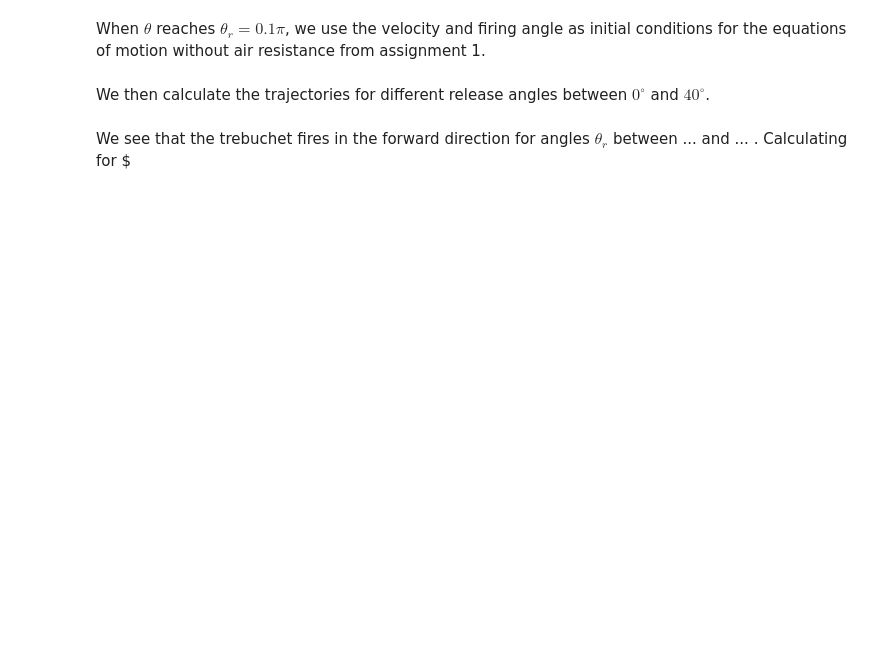
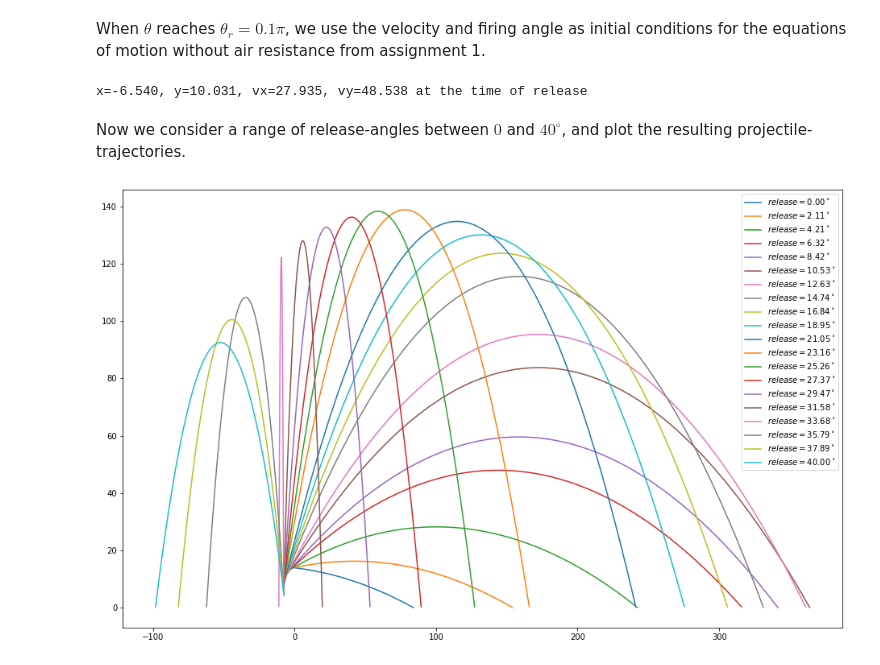
Before and after one commit to AndreasStapnes/klassmek-numerisk2, a Jupyter notebook: Computational assignment 2.ipynb, the cells around one changed output. Cells and saved outputs as stored; diff of their text form; code cells hidden in the pictures; blank space fills up the shorter version.

```diff
--- a/Computational assignment 2.ipynb
+++ b/Computational assignment 2.ipynb
@@ -76,6 +400,36 @@ We then want to use Runge-Kutta 4th order algorithm to solve the equations of mo
 # %% [markdown]
 When $\theta$ reaches $\theta_r=0.1\pi$, we use the velocity and firing angle as initial conditions for the equations of motion without air resistance from assignment 1.
-# %% [markdown]
-We then calculate the trajectories for different release angles between $0^\circ$ and $40^\circ$.
-# %% [markdown]
-We see that the trebuchet fires in the forward direction for angles $\theta_r$ between ... and ... . Calculating for $
+# %%
+if __name__ == "__main__":
+    release_angle = 0.1*np.pi
+    phase = initial_phase #Slik definert tidligere
+    phase = phase.propagate_until_release(release_angle)
+    cartesian_phase = phase.m2_cartesian_phase()
+    x, y, vx, vy = cartesian_phase
+    print(f"{x=:.3f}, {y=:.3f}, {vx=:.3f}, {vy=:.3f} at the time of release")
+# %% [output]
+x=-6.540, y=10.031, vx=27.935, vy=48.538 at the time of release
+# %% [markdown]
+Now we consider a range of release-angles between $0$ and $40^\circ$, and plot the resulting projectile-trajectories.
+# %%
+release_angles = np.linspace(0,40,20)*np.pi/180
+
+if __name__ == "__main__":
+    fig, ax = plt.subplots(1,1, figsize=(16,10))
+    for release_angle in release_angles:
+        phase = initial_phase #Slik definert tidligere
+        phase = phase.propagate_until_release(release_angle)
+        cartesian_phase = phase.m2_cartesian_phase()
+        x, y, vx, vy = cartesian_phase
+
+        projectile_system = SYS(cartesian_phase)
+        projectile_system.propagate_until_crash(y_floor=0, dt=1e-2)
+        positionals = np.array(projectile_system.phases).T
+
+
+        xs = []
+        ax.plot(positionals[0], positionals[1], label=fr"$release={180/np.pi*release_angle:.2f}^\circ$")
+    ax.legend()
+    fig.show()
+# %% [output]
+[figure, added]
```
Also changed, not shown: parts of 15 cells of this notebook.
